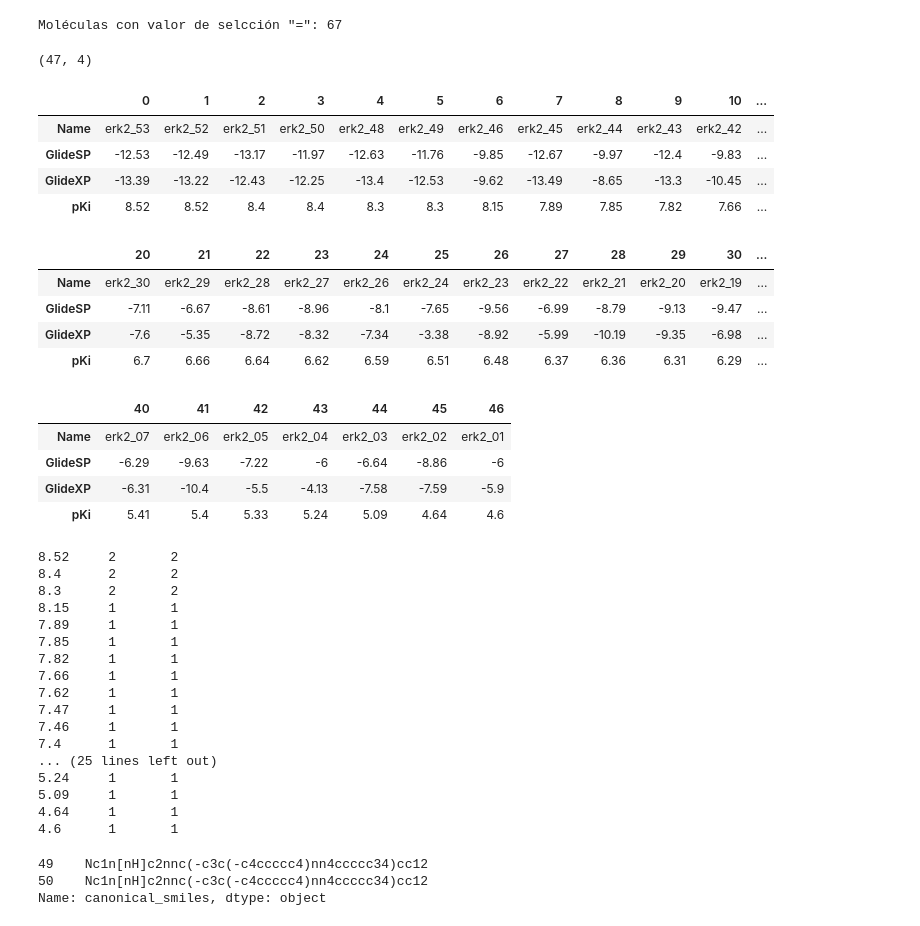
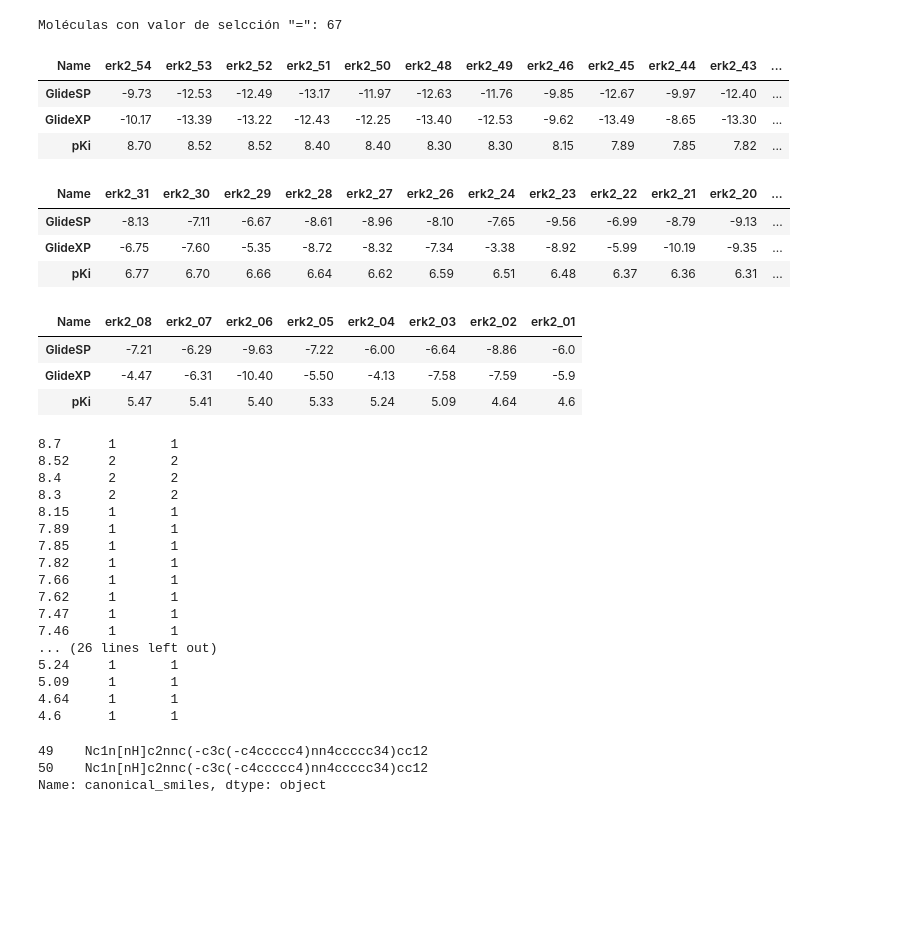
Before and after one commit to jRicciL/ERK2_notebooks, a Jupyter notebook: X_Reviewing_Fourches_work/1_Fetching_Ash_and_Fourches_Molecules.ipynb, the cells around one changed output. Saved outputs shown, nothing was run; the diff lists cells and outputs as text; code cells hidden in the pictures; blank space fills up the shorter version.

```diff
--- a/X_Reviewing_Fourches_work/1_Fetching_Ash_and_Fourches_Molecules.ipynb
+++ b/X_Reviewing_Fourches_work/1_Fetching_Ash_and_Fourches_Molecules.ipynb
@@ -292,34 +273,47 @@ df_chembl_mols.reset_index(drop=True, inplace=True)
-# %%
-df_chembl_mols.shape # 47 moléculas, calta el ligando 25
-# %% [output]
-(47, 4)
 # %%
+# Extraemos la tabla de moléculas del Cheambl reportadas por fourches en el material sumplementario
+import tabula
+pdf_sup_file = "./fourches_supp_material.pdf"
+df_chembl_mols_idx = tabula.read_pdf(pdf_sup_file, pages = [8], multiple_tables = False,
+                         pandas_options={'header':None, 'names': ['Name', 'GlideSP', 'GlideXP', 'pKi']})
+df_chembl_mols_idx.dropna(inplace=True)
+df_chembl_mols_idx.reset_index(drop=True, inplace=True)
+
+# IMPORTANTE!!!!
+# *********************+
+# Por alguna razón la primer molécula no aparece en la tabal, esta molécula es la erk2_54
+# En realidad estos valores están ocultos tras el cabezal de la tabla en el pdf: erk2_54 -9.73 -10.17 8.7
+# Así que la vamos a tener que añadir manualamente
+erk2_54_row = pd.DataFrame(dict(zip(['Name', 'GlideSP', 'GlideXP', 'pKi'], ['erk2_54', -9.73, -10.17, 8.7])), index=['erk2_54'])
+# Add the row
+df_chembl_mols_idx = pd.concat([erk2_54_row, df_chembl_mols_idx], ignore_index=False)
+df_chembl_mols_idx = df_chembl_mols_idx.set_index('Name')
+
  # En esta tabla (y en el pdf) falta el ligando 25
 from IPython.display import display, HTML
-display(HTML(df_chembl_mols.iloc[:20].T.to_html()))
-display(HTML(df_chembl_mols.iloc[20:40].T.to_html()))
-display(HTML(df_chembl_mols.iloc[40:].T.to_html()))
+display(HTML(df_chembl_mols_idx.iloc[:20].T.to_html()))
+display(HTML(df_chembl_mols_idx.iloc[20:40].T.to_html()))
+display(HTML(df_chembl_mols_idx.iloc[40:].T.to_html()))
 # Pero podríamos asumir que su valor de pki está entre 6.59 y 6.51, ya que los autores presentan la tabla ordenada por pki
 # %% [output]
-|  | 0 | 1 | 2 | 3 | 4 | 5 | 6 | 7 | 8 | 9 | 10 | ... |
-| Name | erk2_53 | erk2_52 | erk2_51 | erk2_50 | erk2_48 | erk2_49 | erk2_46 | erk2_45 | erk2_44 | erk2_43 | erk2_42 | ... |
-| GlideSP | -12.53 | -12.49 | -13.17 | -11.97 | -12.63 | -11.76 | -9.85 | -12.67 | -9.97 | -12.4 | -9.83 | ... |
-| GlideXP | -13.39 | -13.22 | -12.43 | -12.25 | -13.4 | -12.53 | -9.62 | -13.49 | -8.65 | -13.3 | -10.45 | ... |
-| pKi | 8.52 | 8.52 | 8.4 | 8.4 | 8.3 | 8.3 | 8.15 | 7.89 | 7.85 | 7.82 | 7.66 | ... |
+| Name | erk2_54 | erk2_53 | erk2_52 | erk2_51 | erk2_50 | erk2_48 | erk2_49 | erk2_46 | erk2_45 | erk2_44 | erk2_43 | ... |
+| GlideSP | -9.73 | -12.53 | -12.49 | -13.17 | -11.97 | -12.63 | -11.76 | -9.85 | -12.67 | -9.97 | -12.40 | ... |
+| GlideXP | -10.17 | -13.39 | -13.22 | -12.43 | -12.25 | -13.40 | -12.53 | -9.62 | -13.49 | -8.65 | -13.30 | ... |
+| pKi | 8.70 | 8.52 | 8.52 | 8.40 | 8.40 | 8.30 | 8.30 | 8.15 | 7.89 | 7.85 | 7.82 | ... |
-|  | 20 | 21 | 22 | 23 | 24 | 25 | 26 | 27 | 28 | 29 | 30 | ... |
-| Name | erk2_30 | erk2_29 | erk2_28 | erk2_27 | erk2_26 | erk2_24 | erk2_23 | erk2_22 | erk2_21 | erk2_20 | erk2_19 | ... |
-| GlideSP | -7.11 | -6.67 | -8.61 | -8.96 | -8.1 | -7.65 | -9.56 | -6.99 | -8.79 | -9.13 | -9.47 | ... |
-| GlideXP | -7.6 | -5.35 | -8.72 | -8.32 | -7.34 | -3.38 | -8.92 | -5.99 | -10.19 | -9.35 | -6.98 | ... |
-| pKi | 6.7 | 6.66 | 6.64 | 6.62 | 6.59 | 6.51 | 6.48 | 6.37 | 6.36 | 6.31 | 6.29 | ... |
+| Name | erk2_31 | erk2_30 | erk2_29 | erk2_28 | erk2_27 | erk2_26 | erk2_24 | erk2_23 | erk2_22 | erk2_21 | erk2_20 | ... |
+| GlideSP | -8.13 | -7.11 | -6.67 | -8.61 | -8.96 | -8.10 | -7.65 | -9.56 | -6.99 | -8.79 | -9.13 | ... |
+| GlideXP | -6.75 | -7.60 | -5.35 | -8.72 | -8.32 | -7.34 | -3.38 | -8.92 | -5.99 | -10.19 | -9.35 | ... |
+| pKi | 6.77 | 6.70 | 6.66 | 6.64 | 6.62 | 6.59 | 6.51 | 6.48 | 6.37 | 6.36 | 6.31 | ... |
-|  | 40 | 41 | 42 | 43 | 44 | 45 | 46 |
-| Name | erk2_07 | erk2_06 | erk2_05 | erk2_04 | erk2_03 | erk2_02 | erk2_01 |
-| GlideSP | -6.29 | -9.63 | -7.22 | -6 | -6.64 | -8.86 | -6 |
-| GlideXP | -6.31 | -10.4 | -5.5 | -4.13 | -7.58 | -7.59 | -5.9 |
-| pKi | 5.41 | 5.4 | 5.33 | 5.24 | 5.09 | 4.64 | 4.6 |
+| Name | erk2_08 | erk2_07 | erk2_06 | erk2_05 | erk2_04 | erk2_03 | erk2_02 | erk2_01 |
+| GlideSP | -7.21 | -6.29 | -9.63 | -7.22 | -6.00 | -6.64 | -8.86 | -6.0 |
+| GlideXP | -4.47 | -6.31 | -10.40 | -5.50 | -4.13 | -7.58 | -7.59 | -5.9 |
+| pKi | 5.47 | 5.41 | 5.40 | 5.33 | 5.24 | 5.09 | 4.64 | 4.6 |
 # %%
 # Conectar la tabla de df_pki_year con la tabla de moléculas de Fourches
 # La intención es que podamos, mediante el purao valor de pKi, que tiene 2 decimales de presición, identificar las 47 moléculas que Fourches usó
 # 1) Vamos a hacer un barrido por los valores de pKi de Fourches y contar cuantas moléculas en la tabla de chembl tienen ese valor de  pKi
+df_chembl_mols = df_chembl_mols_idx.reset_index()
+
 for pki in df_chembl_mols.pKi.unique():
     count_chembl = df_pki_year[df_pki_year.pKi == pki].shape[0]
     count_fourches = df_chembl_mols[df_chembl_mols.pKi == pki].shape[0]
@@ -333,6 +327,7 @@ for pki in df_chembl_mols.pKi.unique():
 
 # Listo, hay duda sólo en una molécula, la  24 (Habiendo considerado la columna 'selection'). Además de que la molécula erk2_25 sigue pendiente
 # %% [output]
+8.7      1       1
 8.52     2       2
 8.4      2       2
 8.3      2       2
@@ -344,8 +339,7 @@ for pki in df_chembl_mols.pKi.unique():
 7.62     1       1
 7.47     1       1
 7.46     1       1
-7.4      1       1
-... (25 lines left out)
+... (26 lines left out)
 5.24     1       1
 5.09     1       1
 4.64     1       1
```
Also changed, not shown: parts of 5 cells of this notebook.
